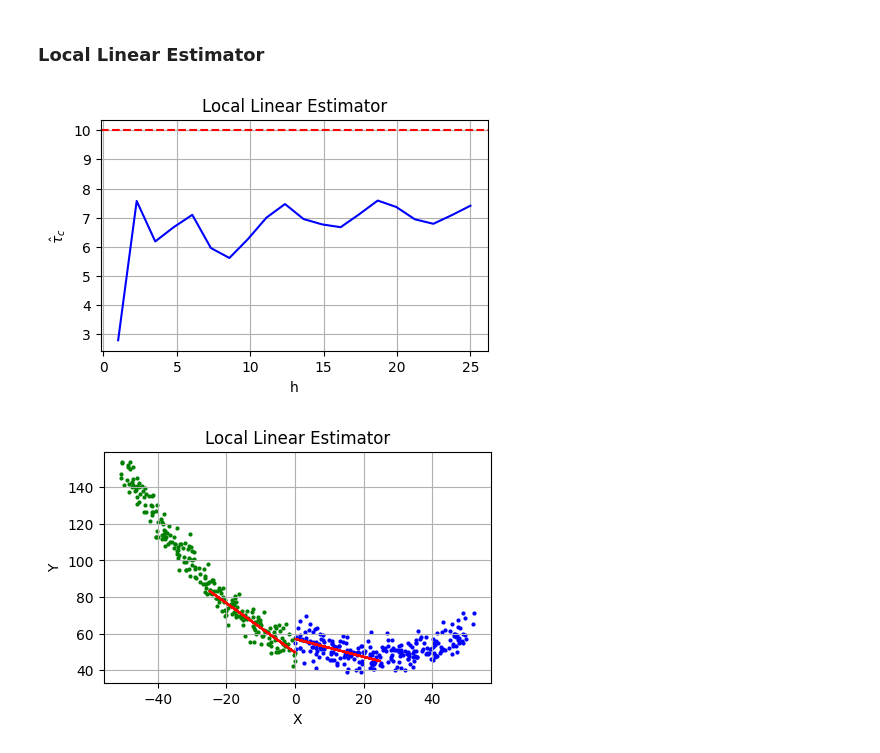
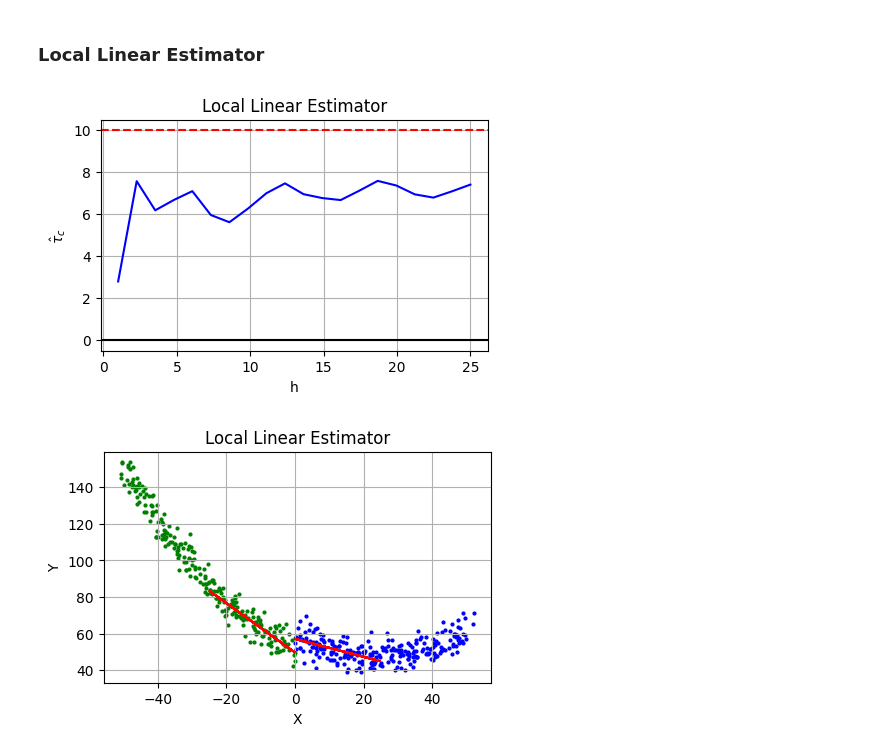
Before and after one commit to TiagoCAAmorim/causal_inference, a Jupyter notebook: Seminario/RegressionDiscontinuity.ipynb, the cells around one changed output. Drawn from its saved outputs; the diff is of its cells as text; code cells hidden in the pictures.

```diff
--- a/Seminario/RegressionDiscontinuity.ipynb
+++ b/Seminario/RegressionDiscontinuity.ipynb
@@ -91,22 +91,23 @@ plt.show()
 # %%
 y_hat_0_model = [sm.OLS(y, sm.add_constant(x)) for (x,y) in zip(x_0_local, y_0_local)]
 y_hat_0_fit = [model.fit() for model in y_hat_0_model]
 
 y_hat_1_model = [sm.OLS(y, sm.add_constant(x)) for (x,y) in zip(x_1_local, y_1_local)]
 y_hat_1_fit = [model.fit() for model in y_hat_1_model]
 
 tau_hat = [(y_1.params[0]-y_0.params[0]) for (y_1,y_0) in zip(y_hat_1_fit, y_hat_0_fit)]
 
 plt.figure(figsize=(5,3))
 plt.plot(h_test, tau_hat, c='blue')
 plt.axhline(y=tau, color="r", linestyle="--")
+plt.axhline(y=0, color="black", linestyle="-")
 plt.grid(True)
 plt.xlabel("h")
 plt.ylabel("$\\hat{\\tau}_c$")
 plt.title("Local Linear Estimator")
 plt.show()
 # %% [output]
-[figure, old version]
+[figure, new version]
 # %%
 y_hat_0 = [y_0_fit.predict(sm.add_constant(x_0)) for (y_0_fit, x_0) in zip(y_hat_0_fit, x_0_local)]
 y_hat_1 = [y_1_fit.predict(sm.add_constant(x_1)) for (y_1_fit, x_1) in zip(y_hat_1_fit, x_1_local)]
```
Also changed, not shown: parts of 9 cells of this notebook.
